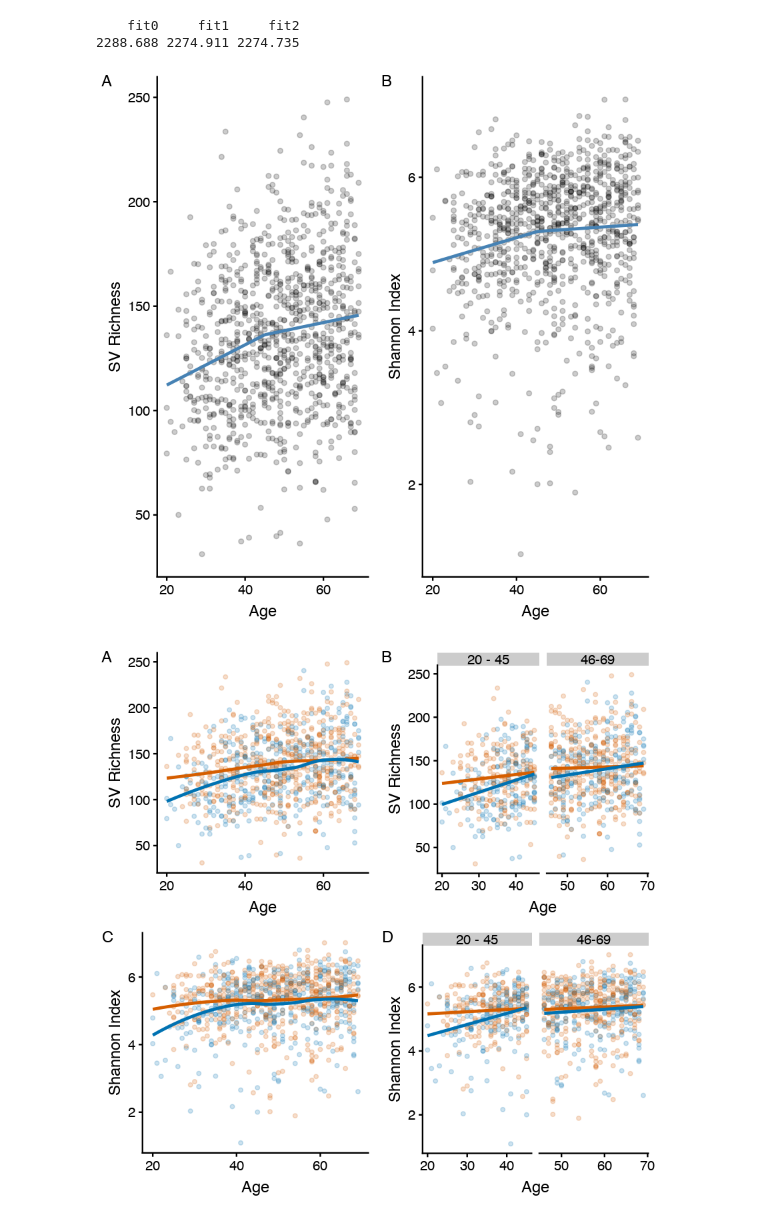
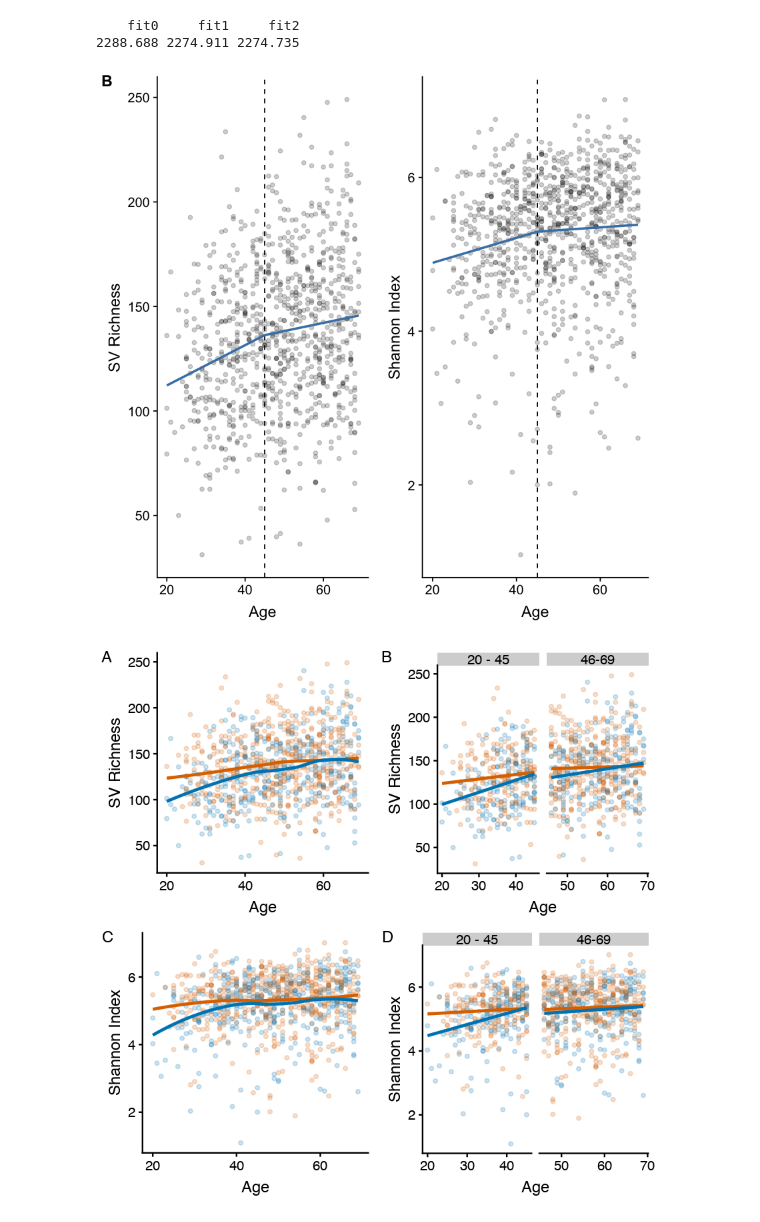
Before and after one commit to jacodela/microbio_aDiv, a Jupyter notebook: US_UK_Analyses/US_UK_data.ipynb, the cells around one changed output. Saved outputs shown, nothing was run; the diff lists cells and outputs as text; code cells hidden in the pictures.

```diff
--- a/US_UK_Analyses/US_UK_data.ipynb
+++ b/US_UK_Analyses/US_UK_data.ipynb
@@ -596,24 +585,26 @@ F-statistic: 23.38 on 2 and 933 DF,  p-value: 1.234e-10
 # %%
 UK_richness_spline = ggplot(UK_data, aes(x = Age, y = observed_otus_1250)) +
     geom_point(size = 1.5, alpha = 0.2) +
+    geom_vline(xintercept = c(45), linetype="dashed") +
     geom_smooth(method = "lm", formula = y~lspline(x,c(45)), se = F, color = "steelblue") +
     labs(x = "Age", y = "SV Richness") +
     scale_x_continuous(breaks = pretty_breaks(n = 3))
 
 UK_shannon_spline = ggplot(UK_data,  aes(x = Age, y = shannon_1250)) +
     geom_point(size = 1.5, alpha = 0.2) +
+    geom_vline(xintercept = c(45), linetype="dashed") +
     geom_smooth(method = "lm", formula = y~lspline(x,c(45)), se = F, color = "steelblue") +
     labs(x = "Age", y = "Shannon Index") +
     scale_x_continuous(breaks = pretty_breaks(n = 3))
 
 
-UK_div_spline = plot_grid(UK_richness_spline, UK_shannon_spline, nrow = 1, labels = "AUTO")
+UK_div_spline = plot_grid(UK_richness_spline, UK_shannon_spline, nrow = 1, labels = c("B", ""))
 ggsave(filename = "./images/UK_alpha_spline.png",
-       plot = UK_div_spline, width = 7, height = 4,
+       plot = UK_div_spline, width = 7, height = 3,
        device = "png", dpi = "print")
 plot(UK_div_spline)
 # %% [output]
-[figure, old version]
+[figure, new version]
 # %%
 UK_data$Description = factor(UK_data$Description, levels=c("Young","Old"))
 labels = c(Young = "20 - 45", Old = "46-69")
```
Also changed, not shown: parts of 8 cells of this notebook, 2 other files.
